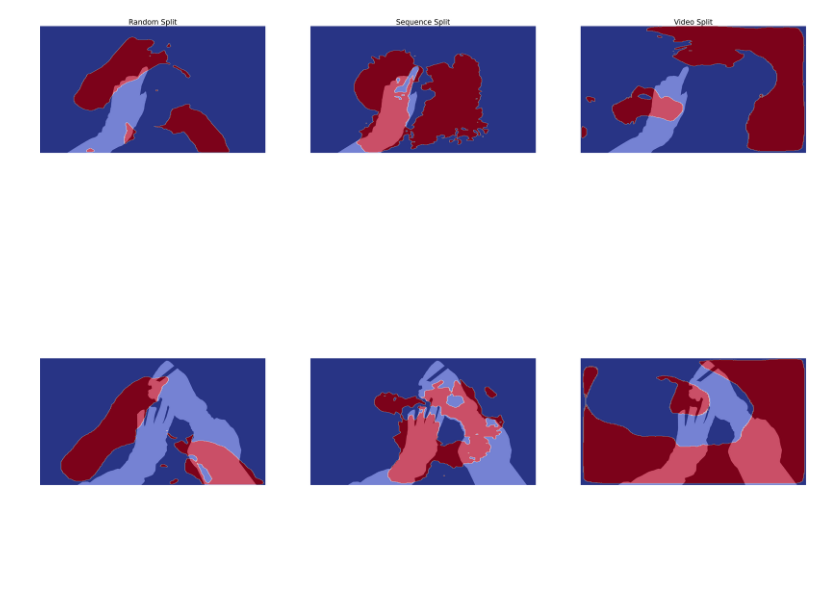
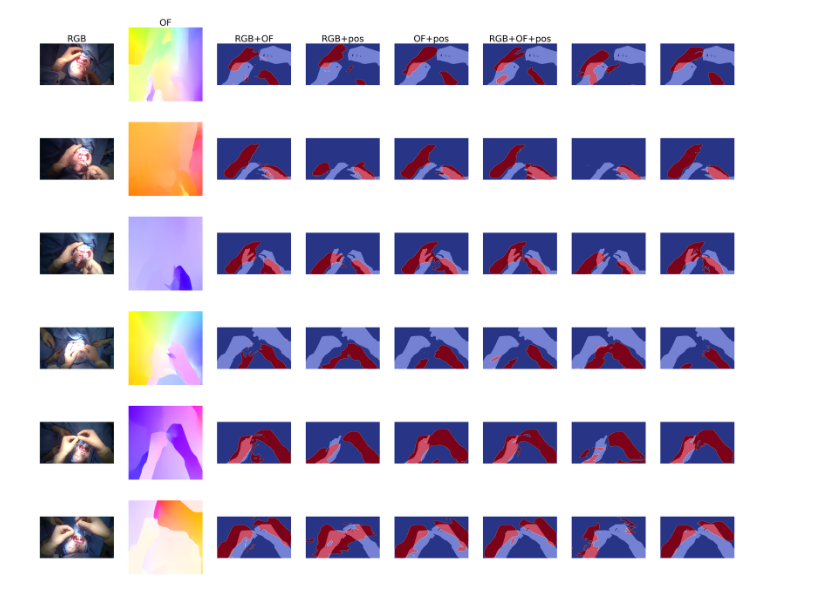
Before and after one commit to mirarzf/OF-tracker, a Jupyter notebook: overlayedpredictions.ipynb, the cells around one changed output. Cells and saved outputs as stored; diff of their text form; code cells hidden in the pictures; blank space fills up the shorter version.

Commit message:
Updated python code for diagrams

```diff
--- a/overlayedpredictions.ipynb
+++ b/overlayedpredictions.ipynb
@@ -13,6 +15,10 @@ np.random.seed(0)
 modelFolder = Path("D:\\Master Thesis\\temp\\temp20230714\\all models results")
 # Ground Truth
 GTfolder = Path("./data/test/masks/")
+# Frame
+RGBfolder = Path("./data/test/imgs")
+# Optical Flow
+Flowfolder = Path("./data/test/flows")
 # %%
 # Cellule d'import des fichiers
 
@@ -79,25 +107,33 @@ for i in range(nbOfModels):
     allModelResults.append([cv.imread(str(img), cv.IMREAD_GRAYSCALE) for img in allFiles[i]])
 
 allGTarrays = [cv.imread(str(img)) for img in allGT]
+
+allRGBarrays = [cv.imread(str(img), cv.COLOR_RGB2BGR) for img in allRGB]
+
+allFlowarrays = [flow_viz.flow_to_image(np.load(str(img))) for img in allFlows]
 # %%
 n = nGT
 nbFolder = nbOfModels
 plt.rcParams.update({'font.size': 30})
-fig, axs = plt.subplots(nrows=n, ncols=nbOfModels, figsize=(50,40))
+fig, axs = plt.subplots(nrows=n, ncols=nbOfModels+2, figsize=(50,40))
 # fig.suptitle(t="Segmentation results")
 
 for i in range(n):
+    axs[i][0].imshow(allRGBarrays[i][:,:,(2,1,0)])
+    axs[i][0].axis('off')
+    axs[i][1].imshow(allFlowarrays[i])
+    axs[i][1].axis('off')
     for j in range(nbOfModels):
-        axs[i][j].imshow(allGTarrays[i])
-        axs[i][j].imshow(allModelResults[j][i], alpha = 0.7, cmap='coolwarm')
-        axs[i][j].axis('off')
+        axs[i][j+2].imshow(allGTarrays[i])
+        axs[i][j+2].imshow(allModelResults[j][i], alpha = 0.7, cmap='coolwarm')
+        axs[i][j+2].axis('off')
 
 # Put Title to columns
-coltitles = ["Random Split", "Sequence Split", "Video Split"]
-# coltitles = ["RGB", "OF", "RGB+OF", "RGB+pos", "OF+pos", "RGB+OF+pos"]
+# coltitles = ["Random Split", "Sequence Split", "Video Split"]
+coltitles = ["RGB", "OF", "RGB+OF", "RGB+pos", "OF+pos", "RGB+OF+pos"]
 # coltitles = modelNames
 for ax, col in zip(axs[0], coltitles):
     ax.set_title(col)
 plt.show()
 # %% [output]
-[figure, old version]
+[figure, new version]
```
Also changed, not shown: parts of 2 cells of this notebook.
